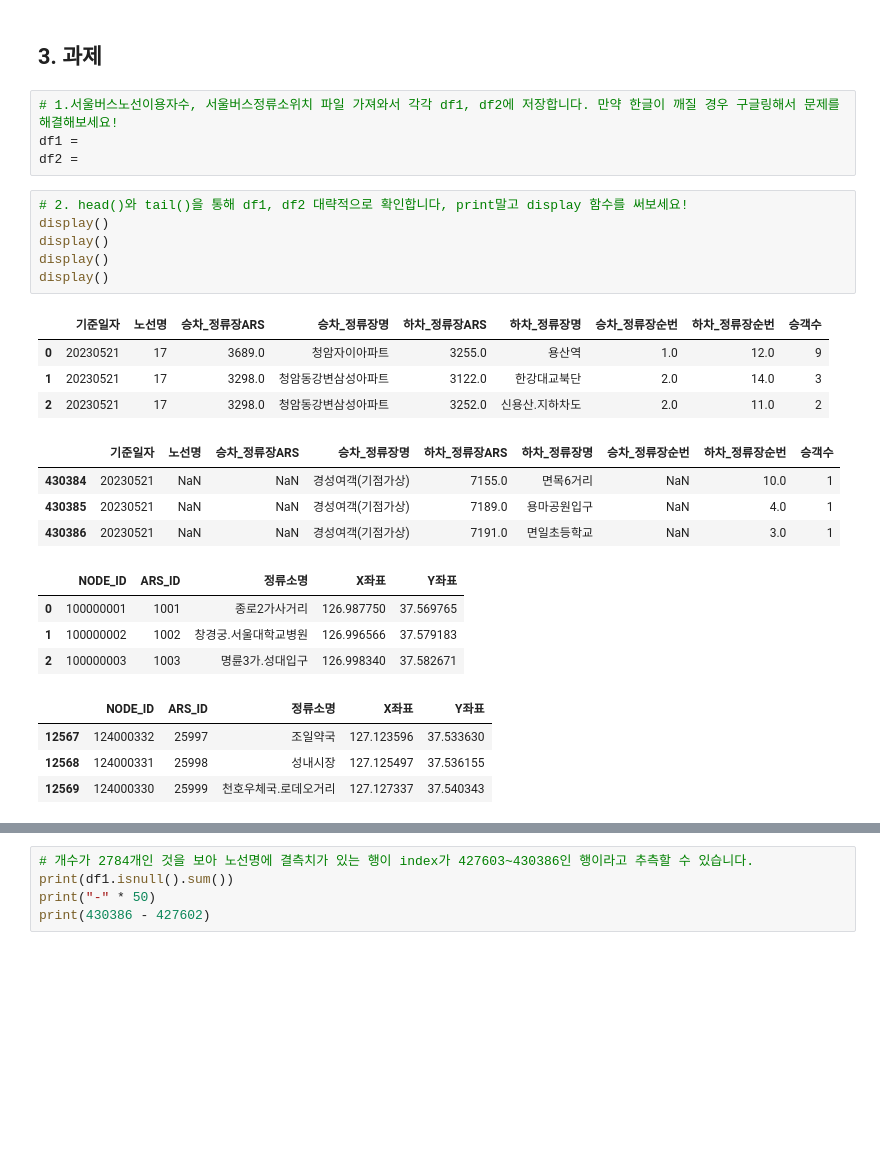
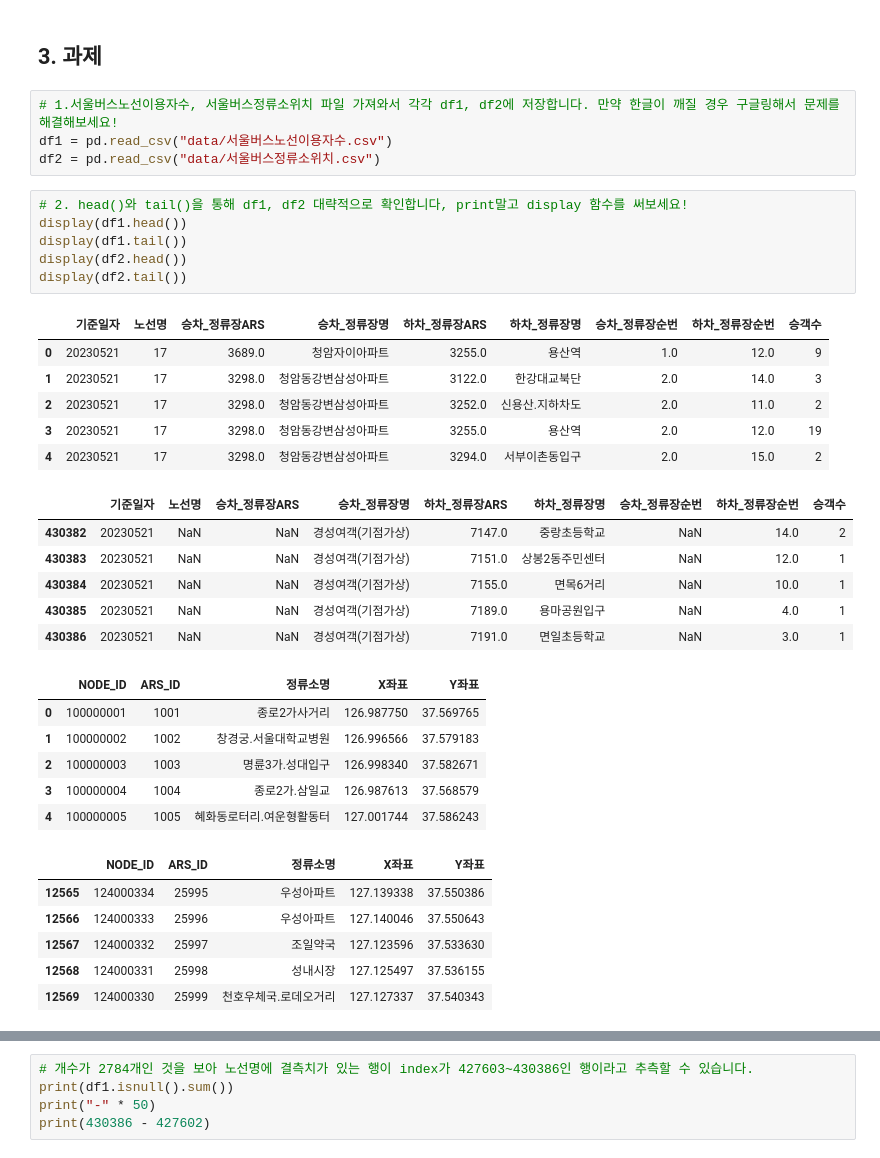
Before and after one commit to hajin-kim/ybigta-23th-onboarding, a Jupyter notebook: 0706/김하진_pandas과제.ipynb, the cells around one changed output, grey strips where cells are left out. Drawn from its saved outputs; the diff is of its cells as text; blank space fills up the shorter version.

```diff
--- a/0706/김하진_pandas과제.ipynb
+++ b/0706/김하진_pandas과제.ipynb
@@ -1431,20 +1431,24 @@ titanic_sample.groupby("Pclass").agg((["min", "max", "mean"]))
 ## 3. 과제
 # %%
 # 1.서울버스노선이용자수, 서울버스정류소위치 파일 가져와서 각각 df1, df2에 저장합니다. 만약 한글이 깨질 경우 구글링해서 문제를 해결해보세요!
-df1 =
-df2 =
+df1 = pd.read_csv("data/서울버스노선이용자수.csv")
+df2 = pd.read_csv("data/서울버스정류소위치.csv")
 # %%
 # 2. head()와 tail()을 통해 df1, df2 대략적으로 확인합니다, print말고 display 함수를 써보세요!
-display()
-display()
-display()
-display()
+display(df1.head())
+display(df1.tail())
+display(df2.head())
+display(df2.tail())
 # %% [output]
 |  | 기준일자 | 노선명 | 승차_정류장ARS | 승차_정류장명 | 하차_정류장ARS | 하차_정류장명 | 승차_정류장순번 | 하차_정류장순번 | 승객수 |
 | 0 | 20230521 | 17 | 3689.0 | 청암자이아파트 | 3255.0 | 용산역 | 1.0 | 12.0 | 9 |
 | 1 | 20230521 | 17 | 3298.0 | 청암동강변삼성아파트 | 3122.0 | 한강대교북단 | 2.0 | 14.0 | 3 |
 | 2 | 20230521 | 17 | 3298.0 | 청암동강변삼성아파트 | 3252.0 | 신용산.지하차도 | 2.0 | 11.0 | 2 |
+| 3 | 20230521 | 17 | 3298.0 | 청암동강변삼성아파트 | 3255.0 | 용산역 | 2.0 | 12.0 | 19 |
+| 4 | 20230521 | 17 | 3298.0 | 청암동강변삼성아파트 | 3294.0 | 서부이촌동입구 | 2.0 | 15.0 | 2 |
 |  | 기준일자 | 노선명 | 승차_정류장ARS | 승차_정류장명 | 하차_정류장ARS | 하차_정류장명 | 승차_정류장순번 | 하차_정류장순번 | 승객수 |
+| 430382 | 20230521 | NaN | NaN | 경성여객(기점가상) | 7147.0 | 중랑초등학교 | NaN | 14.0 | 2 |
+| 430383 | 20230521 | NaN | NaN | 경성여객(기점가상) | 7151.0 | 상봉2동주민센터 | NaN | 12.0 | 1 |
 | 430384 | 20230521 | NaN | NaN | 경성여객(기점가상) | 7155.0 | 면목6거리 | NaN | 10.0 | 1 |
 | 430385 | 20230521 | NaN | NaN | 경성여객(기점가상) | 7189.0 | 용마공원입구 | NaN | 4.0 | 1 |
 | 430386 | 20230521 | NaN | NaN | 경성여객(기점가상) | 7191.0 | 면일초등학교 | NaN | 3.0 | 1 |
@@ -1452,7 +1456,11 @@ display()
 | 0 | 100000001 | 1001 | 종로2가사거리 | 126.987750 | 37.569765 |
 | 1 | 100000002 | 1002 | 창경궁.서울대학교병원 | 126.996566 | 37.579183 |
 | 2 | 100000003 | 1003 | 명륜3가.성대입구 | 126.998340 | 37.582671 |
+| 3 | 100000004 | 1004 | 종로2가.삼일교 | 126.987613 | 37.568579 |
+| 4 | 100000005 | 1005 | 혜화동로터리.여운형활동터 | 127.001744 | 37.586243 |
 |  | NODE_ID | ARS_ID | 정류소명 | X좌표 | Y좌표 |
+| 12565 | 124000334 | 25995 | 우성아파트 | 127.139338 | 37.550386 |
+| 12566 | 124000333 | 25996 | 우성아파트 | 127.140046 | 37.550643 |
 | 12567 | 124000332 | 25997 | 조일약국 | 127.123596 | 37.533630 |
 | 12568 | 124000331 | 25998 | 성내시장 | 127.125497 | 37.536155 |
 | 12569 | 124000330 | 25999 | 천호우체국.로데오거리 | 127.127337 | 37.540343 |
```
Also changed, not shown: parts of 12 cells of this notebook, 1 other file.
